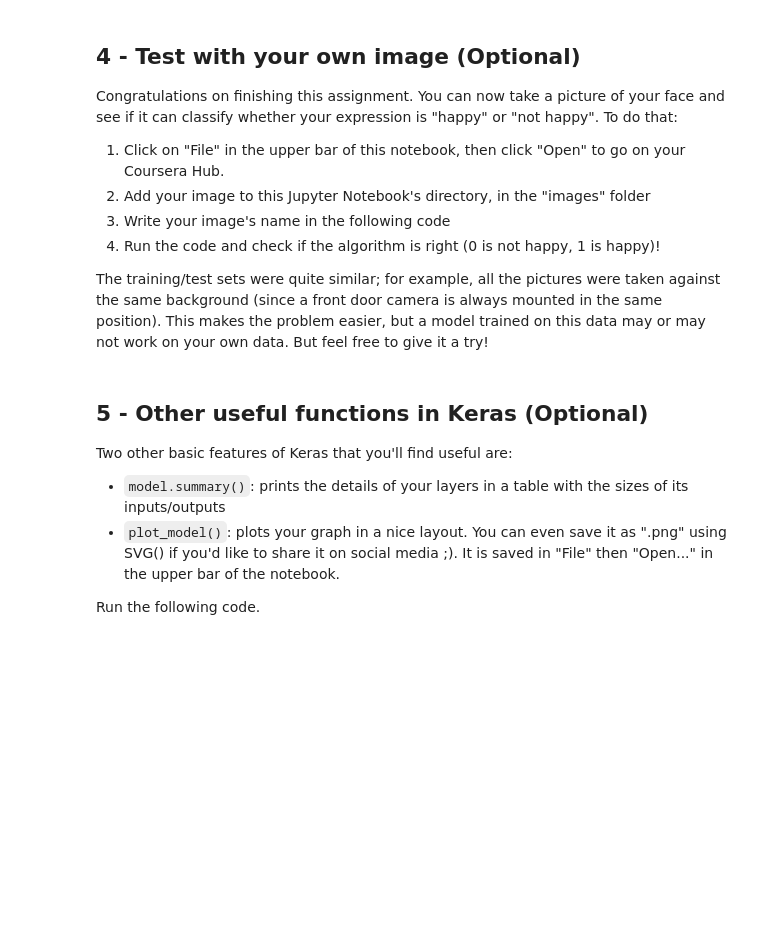
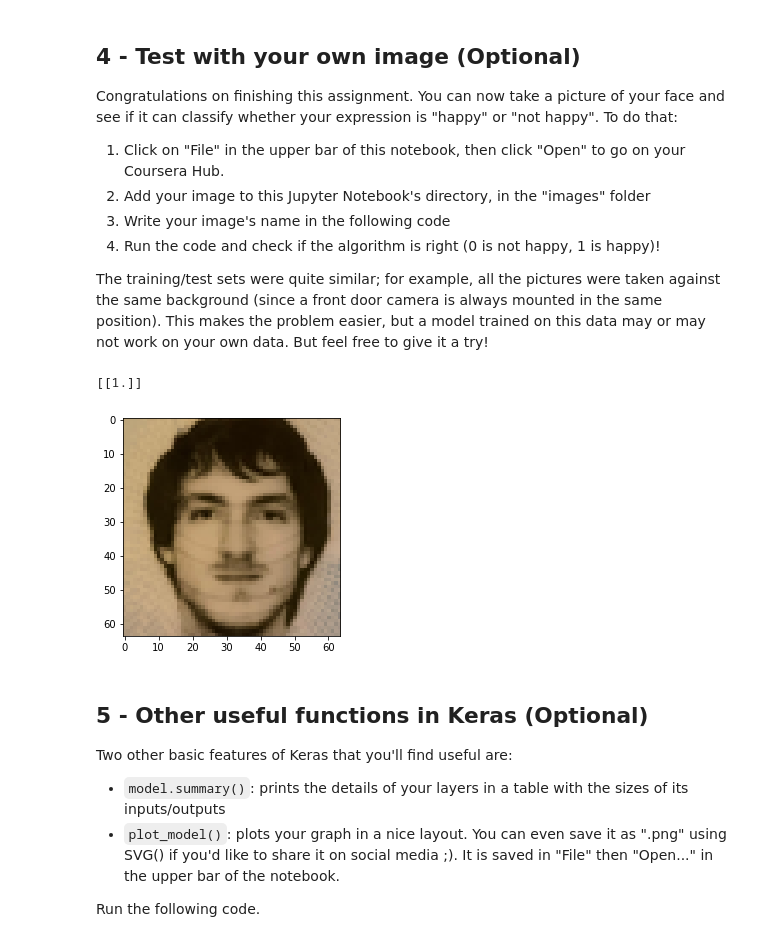
Before and after one commit to brunoserra1965/WorkShopDNN, a Jupyter notebook: Deep learning/Curso 4 - CNN/Semana 2/Tareas/Keras Tutorial/Keras_Tutorial_v2a.ipynb, the cells around one changed output. Saved outputs shown, nothing was run; the diff lists cells and outputs as text; code cells hidden in the pictures; blank space fills up the shorter version.

```diff
--- a/Deep learning/Curso 4 - CNN/Semana 2/Tareas/Keras Tutorial/Keras_Tutorial_v2a.ipynb
+++ b/Deep learning/Curso 4 - CNN/Semana 2/Tareas/Keras Tutorial/Keras_Tutorial_v2a.ipynb
@@ -70,7 +72,7 @@ To build and train this model, you have gathered pictures of some volunteers in
 
 Run the following code to normalize the dataset and learn about its shapes.
 # %%
-X_train_orig, Y_train_orig, X_test_orig, Y_test_orig, classes = load_dataset()
+X_train_orig, Y_train_orig, X_test_orig, Y_test_orig = load_dataset_grande()
 
 # Normalize image vectors
 X_train = X_train_orig/255.
@@ -211,7 +212,15 @@ def HappyModel(input_shape):
     X = Activation('relu')(X)
 
     # MAXPOOL
-    X = MaxPooling2D((2, 2), name='max_pool')(X)
+    X = MaxPooling2D((2, 2), name='max_pool0')(X)
+
+    # CONV -> BN -> RELU Block applied to X
+    #X = Conv2D(64, (5, 5), strides = (1, 1), name = 'conv1')(X)
+    #X = BatchNormalization(axis = 3, name = 'bn1')(X)
+    #X = Activation('relu')(X)
+
+    # MAXPOOL
+    #X = MaxPooling2D((2, 2), name='max_pool1')(X)
 
     # FLATTEN X (means convert it to a vector) + FULLYCONNECTED
     X = Flatten()(X)
@@ -262,7 +290,7 @@ Use the `'X_train'`, `'Y_train'` variables.  Use integers for the epochs and bat
 **Note**: If you run `fit()` again, the `model` will continue to train with the parameters it has already learned instead of reinitializing them.
 # %%
 ### START CODE HERE ### (1 line)
-model.fit(x = X_train, y = Y_train, epochs = 10, batch_size = 600)
+model.fit(x = X_train, y = Y_train, epochs = 10, batch_size = 16)
 ### END CODE HERE ###
 # %% [output]
 Epoch 1/10
@@ -354,16 +382,21 @@ Congratulations on finishing this assignment. You can now take a picture of your
 The training/test sets were quite similar; for example, all the pictures were taken against the same background (since a front door camera is always mounted in the same position). This makes the problem easier, but a model trained on this data may or may not work on your own data. But feel free to give it a try!
 # %%
 ### START CODE HERE ###
-img_path = 'images/my_image.jpg'
+img_path = 'C:\Work\Itau\WorkShopDNN\WorkShopDNN\Deep learning\Curso 4 - CNN\Semana 2\Tareas\Keras Tutorial\images\\asd.jpg'
 ### END CODE HERE ###
-img = image.load_img(img_path, target_size=(64, 64))
+img = Image.open(img_path)
+size = 64, 64
+img.thumbnail(size, Image.ANTIALIAS)
 imshow(img)
-
+input('Lala')
 x = image.img_to_array(img)
 x = np.expand_dims(x, axis=0)
 x = preprocess_input(x)
 
-print(happyModel.predict(x))
+print(model.predict(x))
+# %% [output]
+[[1.]]
+[figure, added]
 # %% [markdown]
 ## 5 - Other useful functions in Keras (Optional)
 
```
Also changed, not shown: parts of 7 cells of this notebook, 1 other file.
